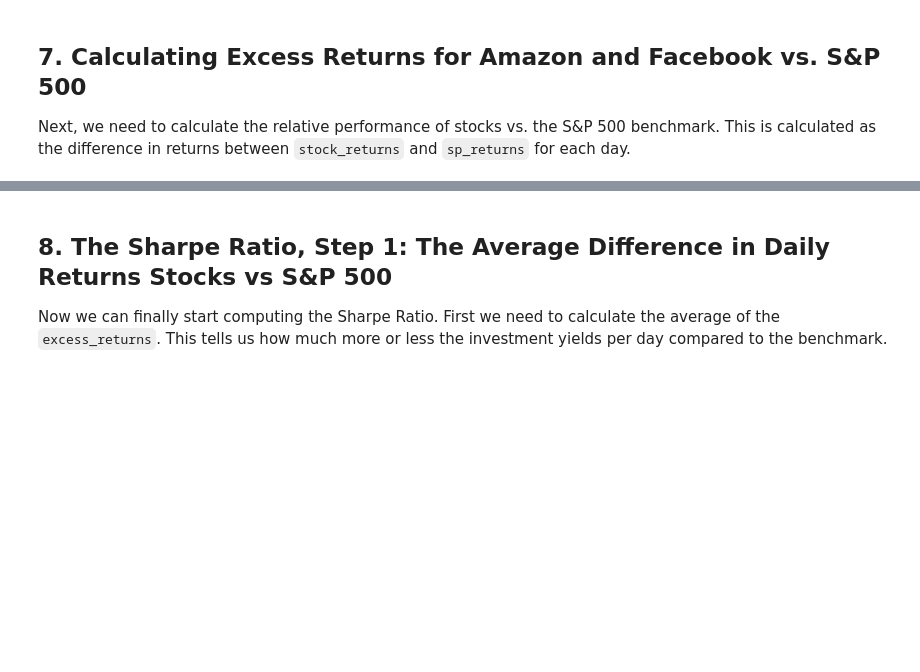
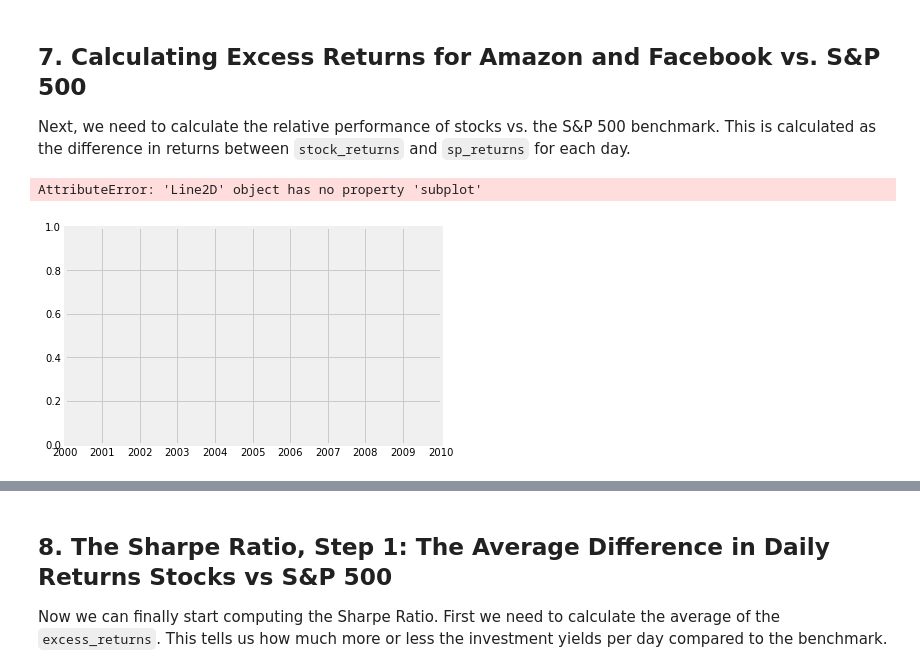
Before and after one commit to dawsonc96/Sharpe-Ratio-Project, a Jupyter notebook: notebook.ipynb, the cells around one changed output, grey strips where cells are left out. Saved outputs shown, nothing was run; the diff lists cells and outputs as text; code cells hidden in the pictures; blank space fills up the shorter version.

```diff
--- a/notebook.ipynb
+++ b/notebook.ipynb
@@ -151,11 +161,12 @@ sp_returns = ...
 <p>Next, we need to calculate the relative performance of stocks vs. the S&amp;P 500 benchmark. This is calculated as the difference in returns between <code>stock_returns</code> and <code>sp_returns</code> for each day.</p>
 # %%
 # calculate the difference in daily returns
-excess_returns = ...
+excess_returns = stock_returns.sub(sp_returns, axis = 0)
 
 # plot the excess_returns
-# ... YOUR CODE FOR TASK 7 HERE ...
-
-
+excess_returns.plot(title = "Amazon and Facebook Daily Excess Returns Vs. S&P 500", subplot = True)
 # summarize the excess_returns
-# ... YOUR CODE FOR TASK 7 HERE ...
+excess_returns.describe()
+# %% [output]
+AttributeError: 'Line2D' object has no property 'subplot'
+[figure, added]
```
Also changed, not shown: parts of 3 cells of this notebook.
